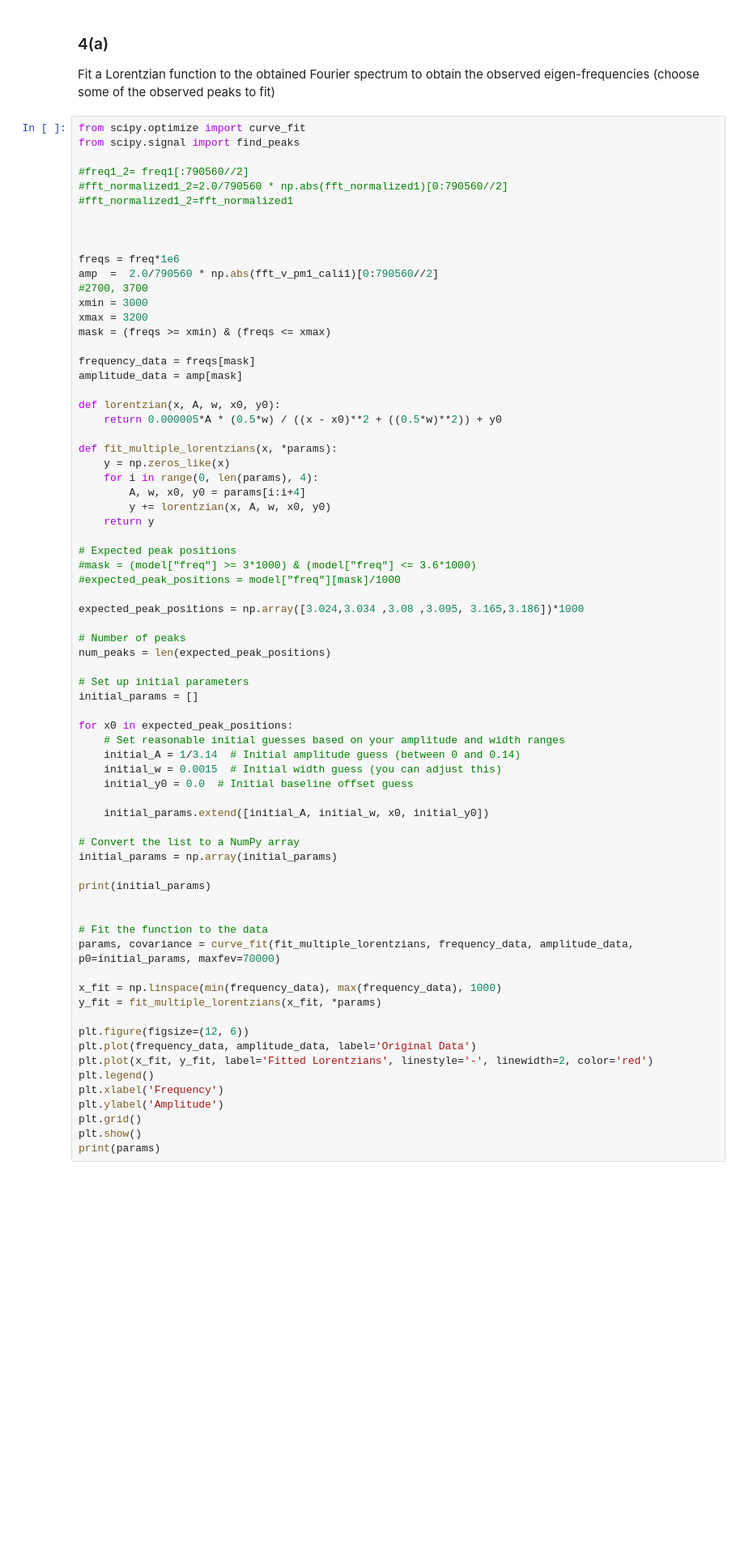
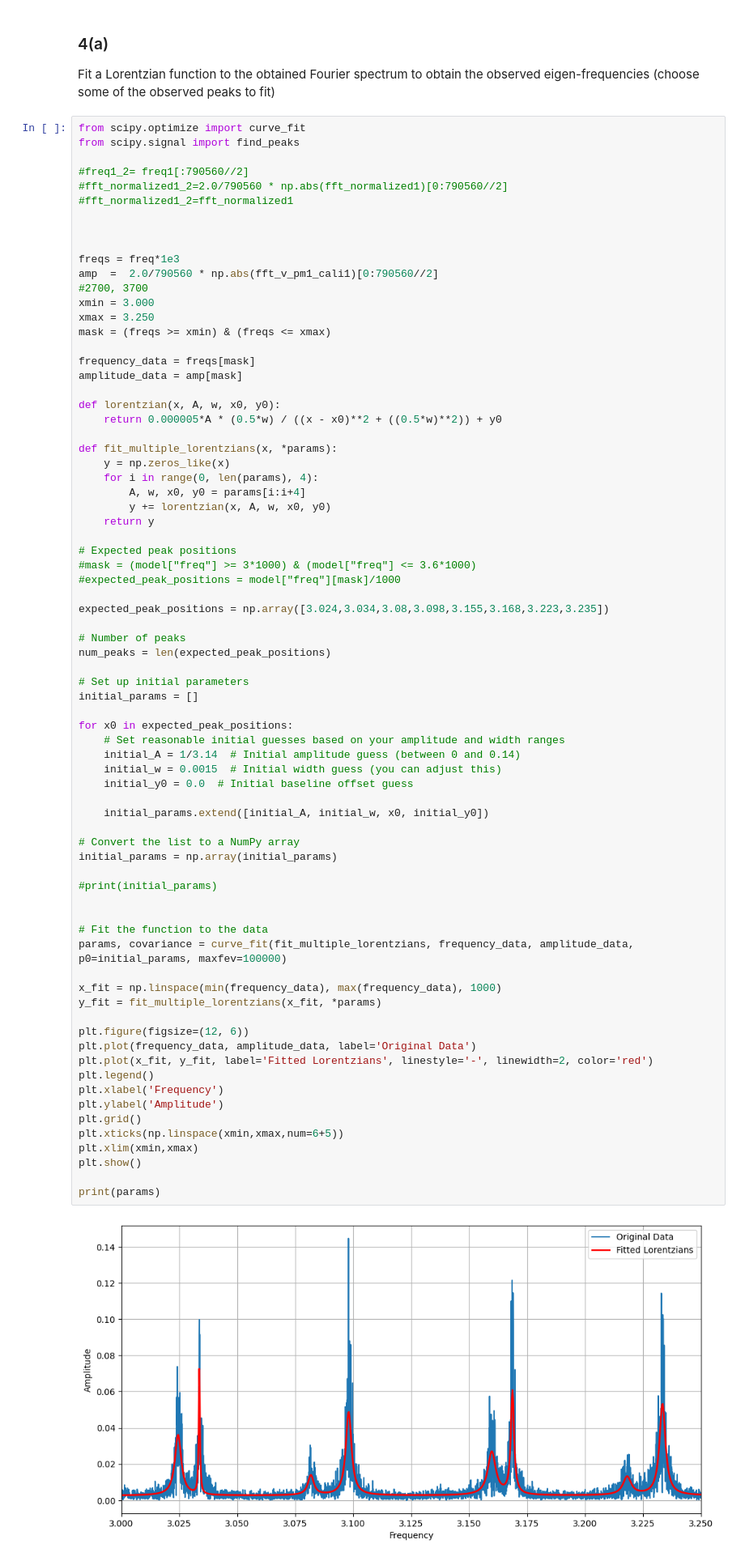
Before and after one commit to inesgpinto/stellar, a Jupyter notebook: mycode/part2.ipynb, the cells around one changed output. Shown: that part at 81% size. Drawn from its saved outputs; the diff is of its cells as text; blank space fills up the shorter version.

```diff
--- a/mycode/part2.ipynb
+++ b/mycode/part2.ipynb
@@ -345,11 +345,11 @@ from scipy.signal import find_peaks
 
 
 
-freqs = freq*1e6
+freqs = freq*1e3
 amp  =  2.0/790560 * np.abs(fft_v_pm1_cali1)[0:790560//2]
 #2700, 3700
-xmin = 3000
-xmax = 3200
+xmin = 3.000
+xmax = 3.250
 mask = (freqs >= xmin) & (freqs <= xmax)
 
 frequency_data = freqs[mask]
@@ -369,7 +369,7 @@ def fit_multiple_lorentzians(x, *params):
 #mask = (model["freq"] >= 3*1000) & (model["freq"] <= 3.6*1000)
 #expected_peak_positions = model["freq"][mask]/1000
 
-expected_peak_positions = np.array([3.024,3.034 ,3.08 ,3.095, 3.165,3.186])*1000
+expected_peak_positions = np.array([3.024,3.034,3.08,3.098,3.155,3.168,3.223,3.235])
 
 # Number of peaks
 num_peaks = len(expected_peak_positions)
@@ -378,32 +378,36 @@ num_peaks = len(expected_peak_positions)
 initial_params = []
 
 for x0 in expected_peak_positions:
     # Set reasonable initial guesses based on your amplitude and width ranges
     initial_A = 1/3.14  # Initial amplitude guess (between 0 and 0.14)
     initial_w = 0.0015  # Initial width guess (you can adjust this)
     initial_y0 = 0.0  # Initial baseline offset guess
 
     initial_params.extend([initial_A, initial_w, x0, initial_y0])
 
 # Convert the list to a NumPy array
 initial_params = np.array(initial_params)
 
-print(initial_params)
+#print(initial_params)
 
 
 # Fit the function to the data
-params, covariance = curve_fit(fit_multiple_lorentzians, frequency_data, amplitude_data, p0=initial_params, maxfev=70000)
+params, covariance = curve_fit(fit_multiple_lorentzians, frequency_data, amplitude_data, p0=initial_params, maxfev=100000)
 
 x_fit = np.linspace(min(frequency_data), max(frequency_data), 1000)
 y_fit = fit_multiple_lorentzians(x_fit, *params)
 
 plt.figure(figsize=(12, 6))
 plt.plot(frequency_data, amplitude_data, label='Original Data')
 plt.plot(x_fit, y_fit, label='Fitted Lorentzians', linestyle='-', linewidth=2, color='red')
 plt.legend()
 plt.xlabel('Frequency')
 plt.ylabel('Amplitude')
 plt.grid()
+plt.xticks(np.linspace(xmin,xmax,num=6+5))
+plt.xlim(xmin,xmax)
 plt.show()
+
 print(params)
 # %% [output]
+[figure, new version]
```
Also changed, not shown: parts of 2 cells of this notebook.
